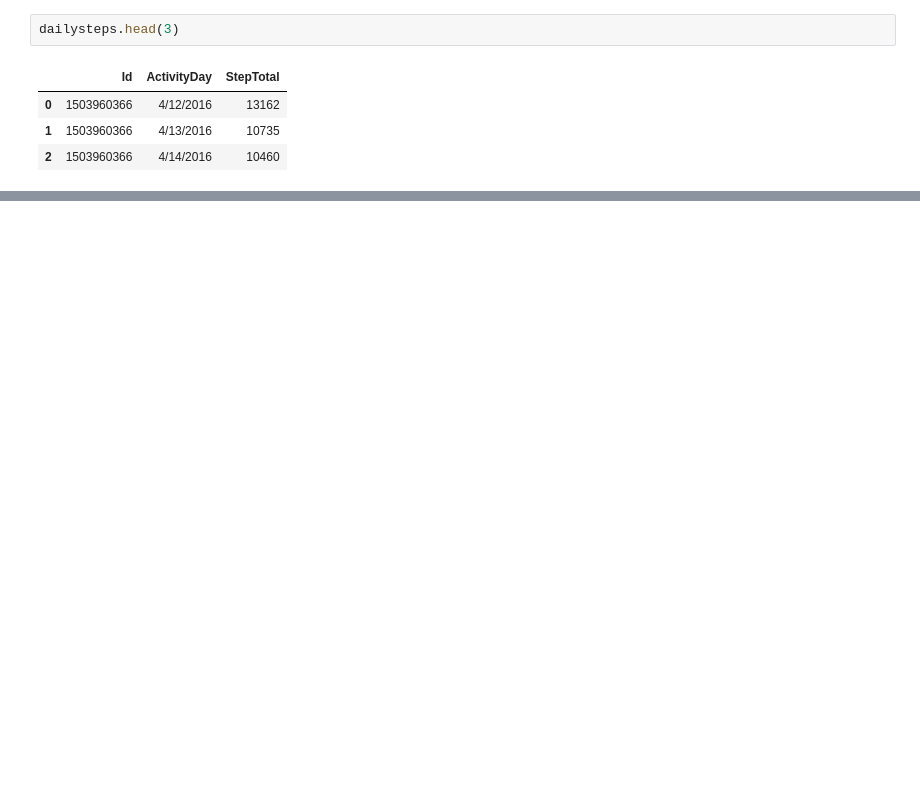
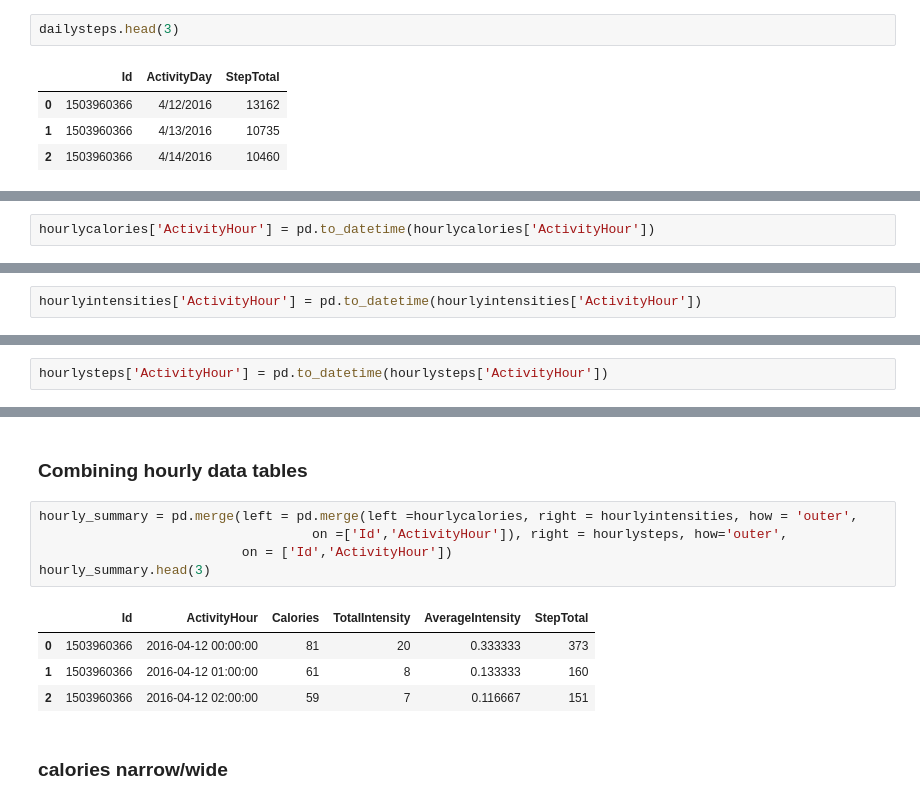
Before and after one commit to Hailey-Son/projects, a Jupyter notebook: bellabeat-case-study/Bellabeat_case_study_analysis.ipynb, the cells around one changed output, grey strips where cells are left out. Cells and saved outputs as stored; diff of their text form; blank space fills up the shorter version.

```diff
--- a/bellabeat-case-study/Bellabeat_case_study_analysis.ipynb
+++ b/bellabeat-case-study/Bellabeat_case_study_analysis.ipynb
@@ -148,0 +253,2 @@ heartrate.head(3)
+# %%
+hourlycalories['ActivityHour'] = pd.to_datetime(hourlycalories['ActivityHour'])
@@ -148,0 +298,2 @@ heartrate.head(3)
+# %%
+hourlyintensities['ActivityHour'] = pd.to_datetime(hourlyintensities['ActivityHour'])
@@ -148,0 +336,2 @@ heartrate.head(3)
+# %%
+hourlysteps['ActivityHour'] = pd.to_datetime(hourlysteps['ActivityHour'])
@@ -148,0 +345,14 @@ heartrate.head(3)
+# %% [markdown]
+### Combining hourly data tables
+# %%
+hourly_summary = pd.merge(left = pd.merge(left =hourlycalories, right = hourlyintensities, how = 'outer',
+                                   on =['Id','ActivityHour']), right = hourlysteps, how='outer',
+                          on = ['Id','ActivityHour'])
+hourly_summary.head(3)
+# %% [output]
+|  | Id | ActivityHour | Calories | TotalIntensity | AverageIntensity | StepTotal |
+| 0 | 1503960366 | 2016-04-12 00:00:00 | 81 | 20 | 0.333333 | 373 |
+| 1 | 1503960366 | 2016-04-12 01:00:00 | 61 | 8 | 0.133333 | 160 |
+| 2 | 1503960366 | 2016-04-12 02:00:00 | 59 | 7 | 0.116667 | 151 |
+# %% [markdown]
+### calories narrow/wide
```
Also changed, not shown: parts of 62 cells of this notebook, 1 other file.
